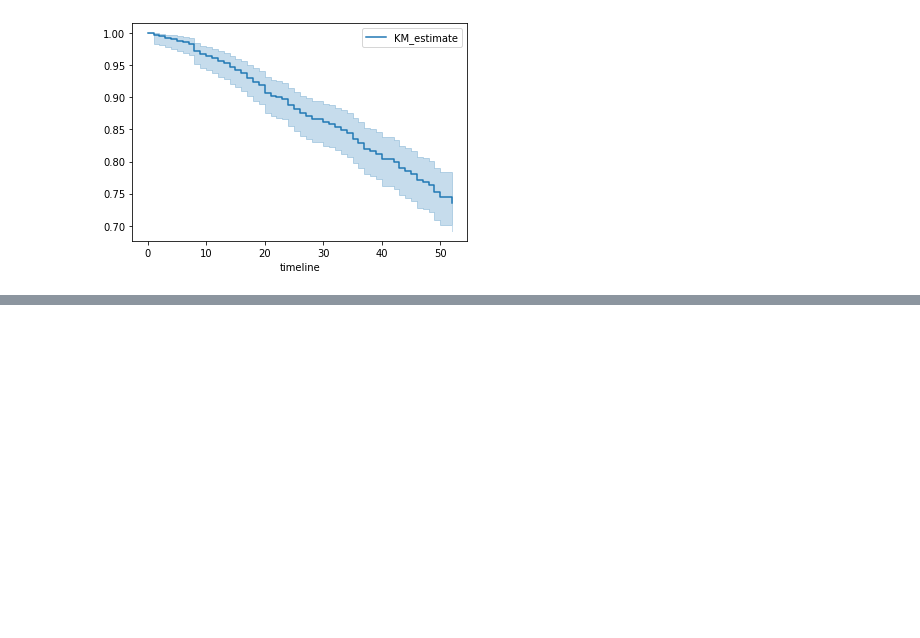
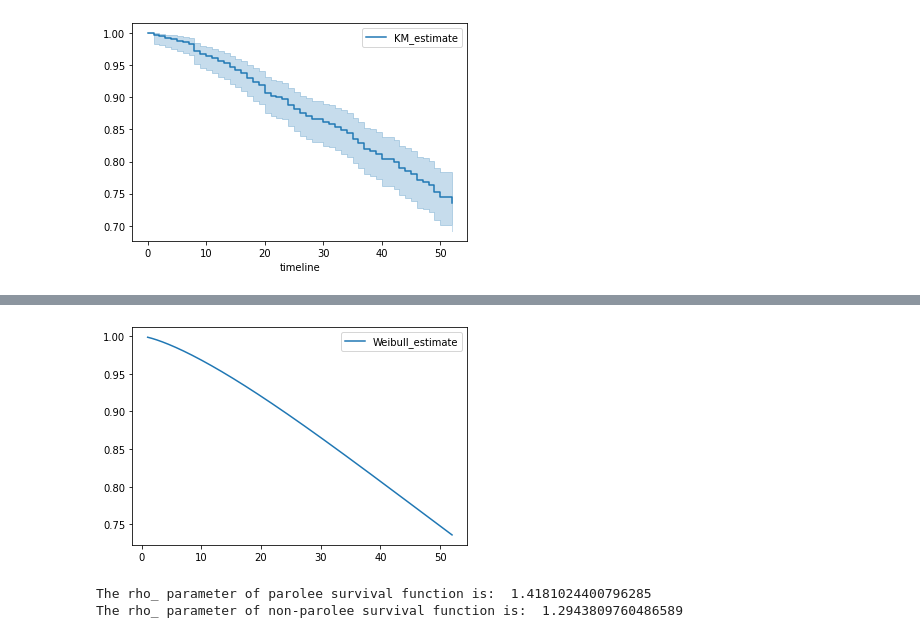
Before and after one commit to timsleeper/survival-analysis, a Jupyter notebook: Prison-Recidivism-Data.ipynb, the cells around one changed output, grey strips where cells are left out. Cells and saved outputs as stored; diff of their text form; code cells hidden in the pictures; blank space fills up the shorter version.

```diff
--- a/Prison-Recidivism-Data.ipynb
+++ b/Prison-Recidivism-Data.ipynb
@@ -32,0 +36,33 @@ plt.show()
+# %%
+# Import WeibullFitter class
+from lifelines import WeibullFitter
+
+# Instantiate WeibullFitter class wb
+wb = WeibullFitter()
+
+# Fit data to wb
+wb.fit(prison['week'], prison['arrest'])
+
+# Plot survival function
+wb.survival_function_.plot()
+plt.show()
+# %% [output]
+[figure, added]
+# %%
+# Mask for parole
+parole = (prison['paro'] == 1)
+
+# Fit to parolee data
+wb.fit(durations=prison[parole]['week'], event_observed=prison[parole]['arrest'])
+
+# Print rho
+print("The rho_ parameter of parolee survival function is: ", wb.rho_)
+
+# Fit to non parolee
+wb.fit(durations=prison[prison['paro'] == 0]['week'], event_observed=prison[prison['paro'] == 0]['arrest'])
+
+# Print rho
+print("The rho_ parameter of non-parolee survival function is: ", wb.rho_)
+# %% [output]
+The rho_ parameter of parolee survival function is:  1.4181024400796285
+The rho_ parameter of non-parolee survival function is:  1.2943809760486589
```
Also changed, not shown: parts of 5 cells of this notebook, 2 other files.
